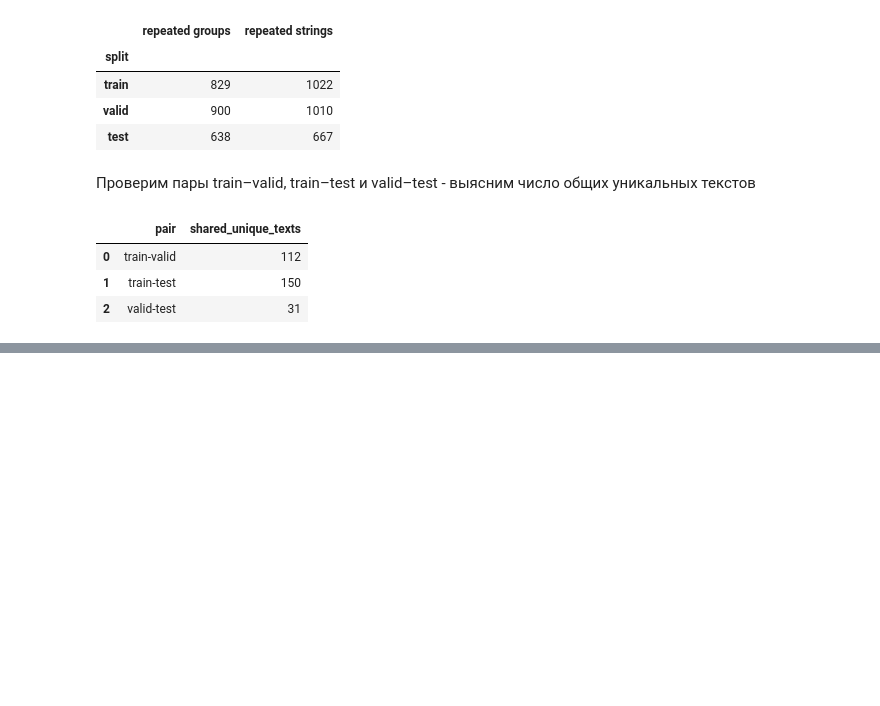
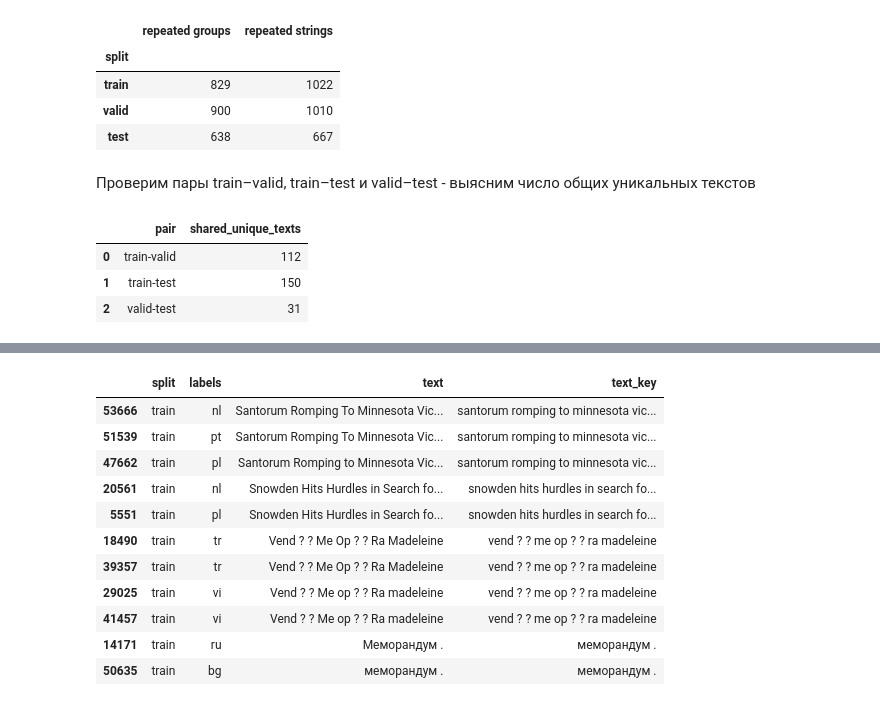
Before and after one commit to glitch-prog/lang-id, a Jupyter notebook: notebooks/01_eda.ipynb, the cells around one changed output, grey strips where cells are left out. Saved outputs shown, nothing was run; the diff lists cells and outputs as text; code cells hidden in the pictures; blank space fills up the shorter version.

```diff
--- a/notebooks/01_eda.ipynb
+++ b/notebooks/01_eda.ipynb
@@ -270,0 +307,75 @@ overlap
+# %%
+df['text_key'] = (
+  df["text"]
+  .str.normalize("NFC")
+  .str.replace(r"\s+", " ", regex=True)
+  .str.strip()
+  .str.casefold()
+)
+
+
+## Проверка на пустые тексты
+
+empty_text_normalized = df["text_key"].str.strip().eq("").fillna(False)
+
+print(empty_text_normalized)
+
+count_of_empty_text_normalized = empty_text_normalized.sum()
+print(count_of_empty_text_normalized, "empty text_key entries found.")
+
+
+## Проверка на наличие букв (текст может состоять из цифр, специальных символов и т.д.).
+
+no_letters_in_text_normalized = ~df["text_key"].fillna("").map(has_letter)
+
+print(no_letters_in_text_normalized.sum(), " - count of text_key without letters")
+display(df.loc[no_letters_in_text_normalized,["split", "labels", "text"]])
+
+## Проверка на уникальные тексты
+
+normalized_texts_by_split = {
+  split: set(df.loc[df["split"].eq(split), "text_key"].dropna())
+  for split in ("train", "valid", "test")
+}
+
+overlap_normalized = pd.DataFrame([
+  {
+    "pair": f"{left}-{right}",
+    "shared_unique_text_keys": len(normalized_texts_by_split[left] & normalized_texts_by_split[right]),
+  }
+  for left, right in combinations(normalized_texts_by_split, 2)
+])
+
+display(overlap_normalized)
+
+## Проверка на наличие одинаковых текстов с различными "labels"
+
+label_counts_normalized = df.groupby("text_key")['labels'].transform('nunique')
+
+normalized_label_conflicts = (
+  df.loc[label_counts_normalized.gt(1), ['split', 'labels', 'text', 'text_key']]
+  .sort_values(['text','text_key', 'split', 'labels'])
+  .copy()
+)
+
+print("Conflict texts: ",normalized_label_conflicts['text_key'].nunique())
+print("Strings for checking: ",len(normalized_label_conflicts))
+
+with pd.option_context('display.max_colwidth', None):
+    display(normalized_label_conflicts)
+
+
+normalized_summary = []
+
+for name, part in df.groupby("split", sort=False):
+    counts = part["text_key"].value_counts()
+    repeated = counts[counts > 1]
+
+    normalized_summary.append({
+        "split": name,
+        "repeated groups": len(repeated),
+        "repeated strings": (repeated - 1).sum(),
+    })
+
+display(pd.DataFrame(normalized_summary).set_index("split"))
+# %% [output]
@@ -270,0 +404,12 @@ overlap
+|  | split | labels | text | text_key |
+| 53666 | train | nl | Santorum Romping To Minnesota Vic... | santorum romping to minnesota vic... |
+| 51539 | train | pt | Santorum Romping To Minnesota Vic... | santorum romping to minnesota vic... |
+| 47662 | train | pl | Santorum Romping to Minnesota Vic... | santorum romping to minnesota vic... |
+| 20561 | train | nl | Snowden Hits Hurdles in Search fo... | snowden hits hurdles in search fo... |
+| 5551 | train | pl | Snowden Hits Hurdles in Search fo... | snowden hits hurdles in search fo... |
+| 18490 | train | tr | Vend ? ? Me Op ? ? Ra Madeleine | vend ? ? me op ? ? ra madeleine |
+| 39357 | train | tr | Vend ? ? Me Op ? ? Ra Madeleine | vend ? ? me op ? ? ra madeleine |
+| 29025 | train | vi | Vend ? ? Me op ? ? Ra madeleine | vend ? ? me op ? ? ra madeleine |
+| 41457 | train | vi | Vend ? ? Me op ? ? Ra madeleine | vend ? ? me op ? ? ra madeleine |
+| 14171 | train | ru | Меморандум . | меморандум . |
+| 50635 | train | bg | меморандум . | меморандум . |
```
Also changed, not shown: parts of 14 cells of this notebook, 1 other file.
